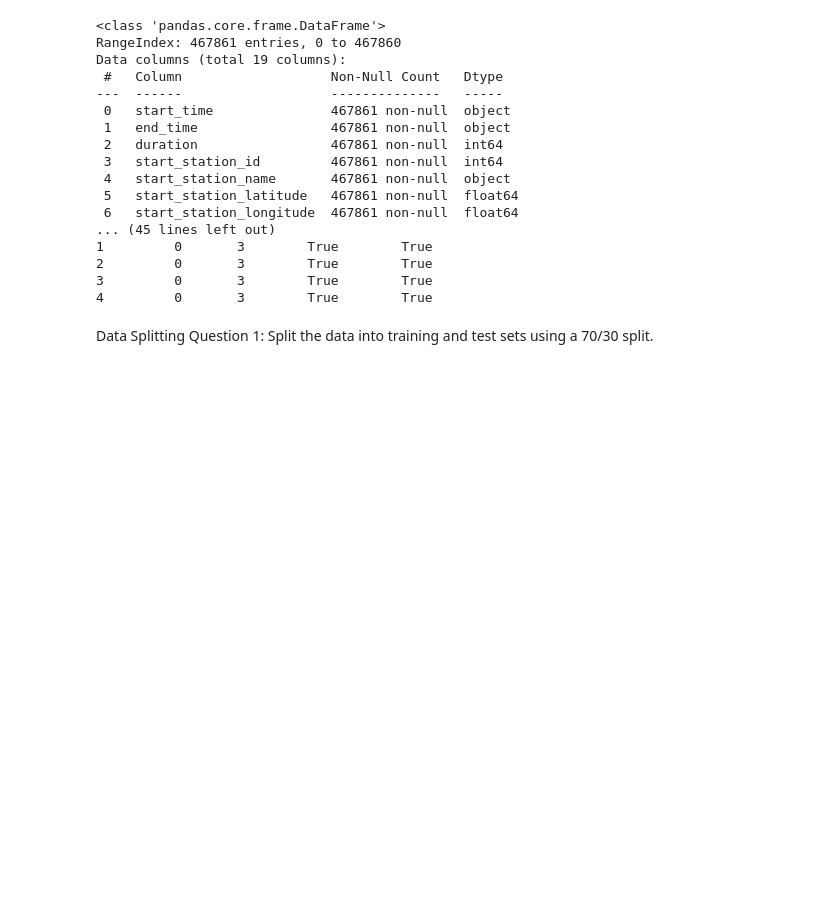
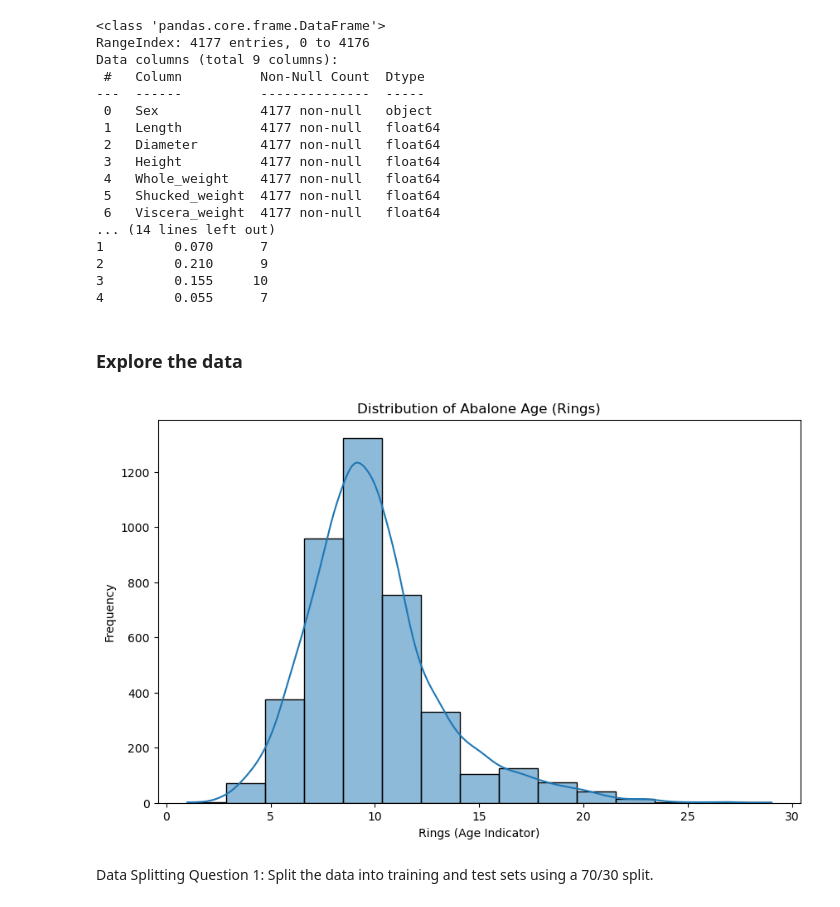
Before and after one commit to MaRo406/eds-232-machine-learning, a Jupyter notebook: labs/Lab2/Lab2 Regularized Regression.ipynb, the cells around one changed output. Saved outputs shown, nothing was run; the diff lists cells and outputs as text; code cells hidden in the pictures; blank space fills up the shorter version.

```diff
--- a/labs/Lab2/Lab2 Regularized Regression.ipynb
+++ b/labs/Lab2/Lab2 Regularized Regression.ipynb
@@ -37,42 +47,64 @@ By the end of this lab, you will:
 # %%
 import pandas as pd
 import numpy as np
+import seaborn as sns
 from sklearn.model_selection import train_test_split
 from sklearn.linear_model import Ridge, Lasso
 from sklearn.model_selection import cross_val_score
 import matplotlib.pyplot as plt
 import kagglehub
 
-# Load the data
-#url = "https://raw.githubusercontent.com/MaRo406/eds-232-machine-learning/main/data/abalone-data.csv"
-#abdat = pd.read_csv(url)
+# URL to the Abalone dataset
+url = "https://archive.ics.uci.edu/ml/machine-learning-databases/abalone/abalone.data"
 
+# Define column names based on the UCI repository documentation
+column_names = [
+    "Sex", "Length", "Diameter", "Height",
+    "Whole_weight", "Shucked_weight", "Viscera_weight",
+    "Shell_weight", "Rings"
+]
 
 # Load the dataset
-df = pd.read_csv('../../data/bergen_merged.csv')
-df
+df = pd.read_csv(url, names=column_names)
 
+# Display the first few rows
+df.head()
 # Explore the data
 print(df.info())
 print(df.head())
 # %% [output]
 <class 'pandas.core.frame.DataFrame'>
-RangeIndex: 467861 entries, 0 to 467860
-Data columns (total 19 columns):
- #   Column                   Non-Null Count   Dtype
----  ------                   --------------   -----
- 0   start_time               467861 non-null  object
- 1   end_time                 467861 non-null  object
- 2   duration                 467861 non-null  int64
- 3   start_station_id         467861 non-null  int64
- 4   start_station_name       467861 non-null  object
- 5   start_station_latitude   467861 non-null  float64
- 6   start_station_longitude  467861 non-null  float64
-... (45 lines left out)
-1         0       3        True        True
-2         0       3        True        True
-3         0       3        True        True
-4         0       3        True        True
+RangeIndex: 4177 entries, 0 to 4176
+Data columns (total 9 columns):
+ #   Column          Non-Null Count  Dtype
+---  ------          --------------  -----
+ 0   Sex             4177 non-null   object
+ 1   Length          4177 non-null   float64
+ 2   Diameter        4177 non-null   float64
+ 3   Height          4177 non-null   float64
+ 4   Whole_weight    4177 non-null   float64
+ 5   Shucked_weight  4177 non-null   float64
+ 6   Viscera_weight  4177 non-null   float64
+... (14 lines left out)
+1         0.070      7
+2         0.210      9
+3         0.155     10
+4         0.055      7
+# %% [markdown]
+### Explore the data
+# %%
+# Explore and Visualize data
+# ex: scatterplot, correlation matrix
+
+# Plot the distribution of Rings (Age Indicator)
+plt.figure(figsize=(10, 6))
+sns.histplot(df['Rings'], bins=15, kde=True)
+plt.title('Distribution of Abalone Age (Rings)')
+plt.xlabel('Rings (Age Indicator)')
+plt.ylabel('Frequency')
+plt.show()
+# %% [output]
+[figure, added]
 # %% [markdown]
 Data Splitting
 Question 1: Split the data into training and test sets using a 70/30 split.
```
Also changed, not shown: parts of 8 cells of this notebook.
